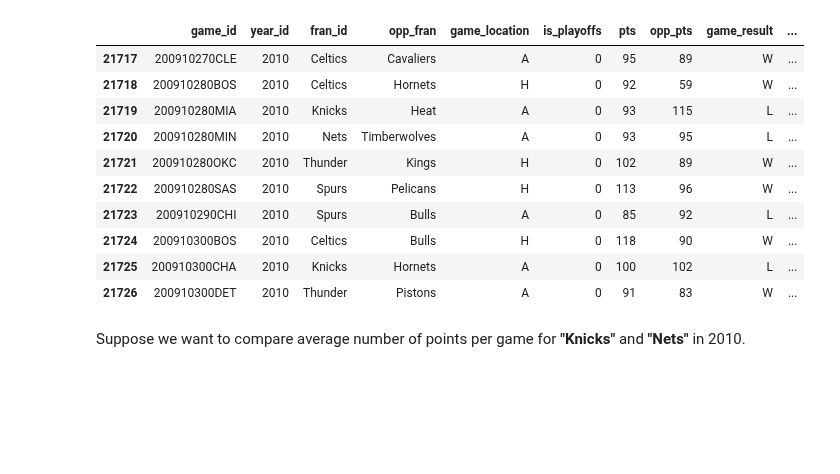
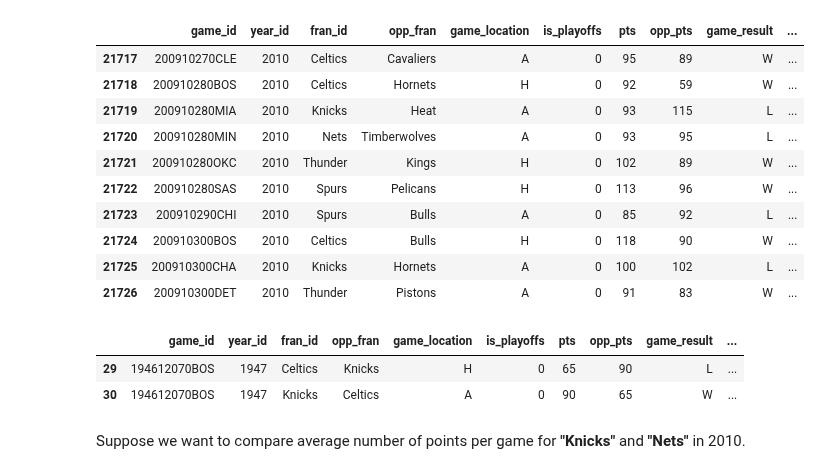
Before and after one commit to jadidaniel/jupyter-notebooks, a Jupyter notebook: associations_nba/nba_trends.ipynb, the cells around one changed output. Cells and saved outputs as stored; diff of their text form; code cells hidden in the pictures; blank space fills up the shorter version.

```diff
--- a/associations_nba/nba_trends.ipynb
+++ b/associations_nba/nba_trends.ipynb
@@ -49,6 +49,13 @@ nba_2010.head(10)
 | 21724 | 200910300BOS | 2010 | Celtics | Bulls | H | 0 | 118 | 90 | W | ... |
 | 21725 | 200910300CHA | 2010 | Knicks | Hornets | A | 0 | 100 | 102 | L | ... |
 | 21726 | 200910300DET | 2010 | Thunder | Pistons | A | 0 | 91 | 83 | W | ... |
+# %%
+nba.groupby('game_id').size()[nba.groupby('game_id').size() > 1]
+nba[nba.game_id == '194612070BOS']
+# %% [output]
+|  | game_id | year_id | fran_id | opp_fran | game_location | is_playoffs | pts | opp_pts | game_result | ... |
+| 29 | 194612070BOS | 1947 | Celtics | Knicks | H | 0 | 65 | 90 | L | ... |
+| 30 | 194612070BOS | 1947 | Knicks | Celtics | A | 0 | 90 | 65 | W | ... |
 # %% [markdown]
 Suppose we want to compare average number of points per game for **"Knicks"** and **"Nets"** in 2010.
 # %%
```
Also changed, not shown: parts of 8 cells of this notebook.
